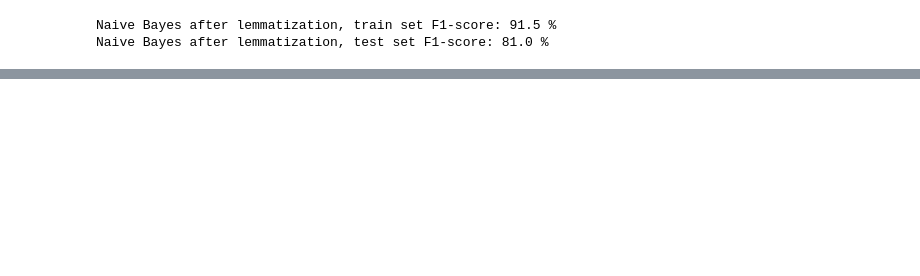
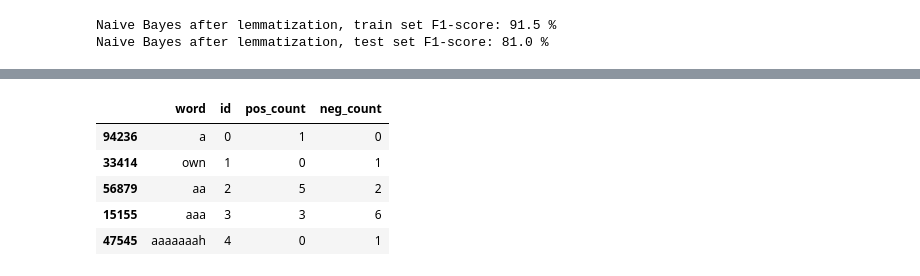
Before and after one commit to CrazyDaffodils/Learning_NLP, a Jupyter notebook: code/Assignment_1-test2.ipynb, the cells around one changed output, grey strips where cells are left out. Drawn from its saved outputs; the diff is of its cells as text; code cells hidden in the pictures; blank space fills up the shorter version.

```diff
--- a/code/Assignment_1-test2.ipynb
+++ b/code/Assignment_1-test2.ipynb
@@ -351,3 +383,4 @@ test_lem = processor.preprocess(test['review'],steps)
 # %%
-X_train_lem = cv.fit_transform(list(train_lem))
-X_test_lem = cv.transform(list(test_lem))
+X_train_lem = cv2.fit_transform(list(train_lem))
+X_test_lem = cv2.transform(list(test_lem))
+X_train_lem.shape
@@ -358,5 +389,5 @@ X_train_lem.shape
 # %%
-clf.fit(X_train_lem,y_train)
+clf.fit(X_train_lem,y_train, k=1)
 ytrain_lem_pred = clf.predict(X_train_lem)
 ytest_lem_pred = clf.predict(X_test_lem)
 
@@ -369,0 +450,10 @@ Naive Bayes after lemmatization, test set F1-score: 81.0 %
+# %%
+#use lemmatized train set for word clouds
+negative_matrix_lem = X_train_lem[0:12500,:]
+positive_matrix_lem = X_train_lem[12500::,:]
+
+positive_count_lem = positive_matrix_lem.sum(axis=0)
+negative_count_lem = negative_matrix_lem.sum(axis=0)
+
+pos_array = np.asarray(positive_count_lem).reshape(-1)
+neg_array = np.asarray(negative_count_lem).reshape(-1)
@@ -369,0 +472,11 @@ Naive Bayes after lemmatization, test set F1-score: 81.0 %
+# %%
+lem_df['pos_count'] = pos_array
+lem_df['neg_count'] = neg_array
+lem_df.head()
+# %% [output]
+|  | word | id | pos_count | neg_count |
+| 94236 | a | 0 | 1 | 0 |
+| 33414 | own | 1 | 0 | 1 |
+| 56879 | aa | 2 | 5 | 2 |
+| 15155 | aaa | 3 | 3 | 6 |
+| 47545 | aaaaaaah | 4 | 0 | 1 |
```
Also changed, not shown: parts of 23 cells of this notebook, 1 other file.
